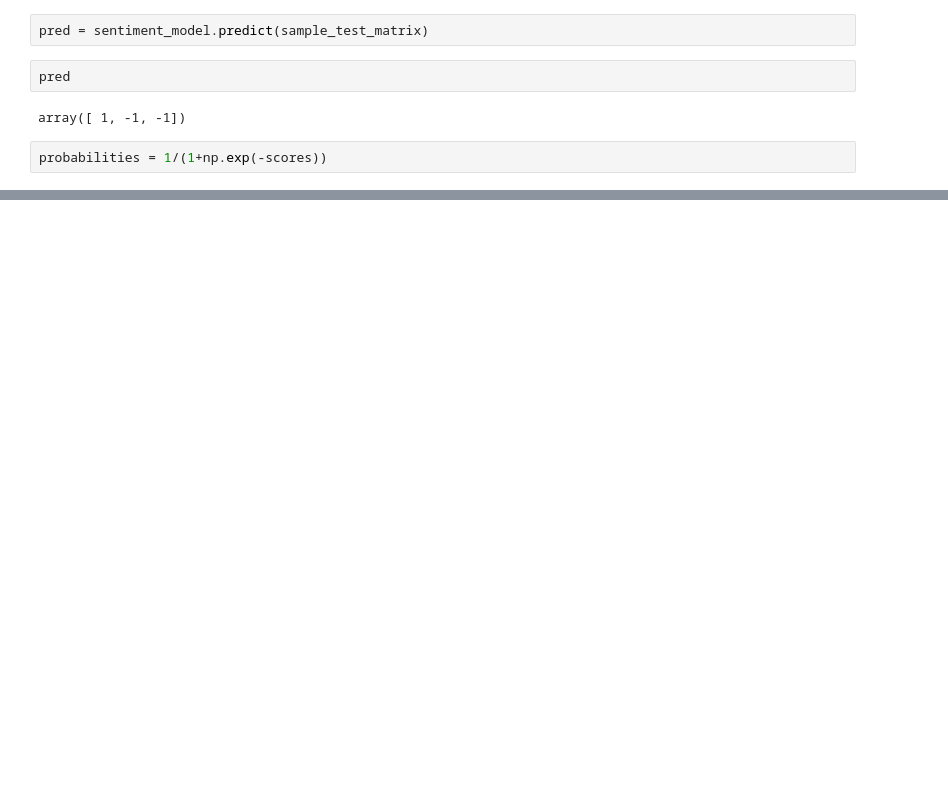
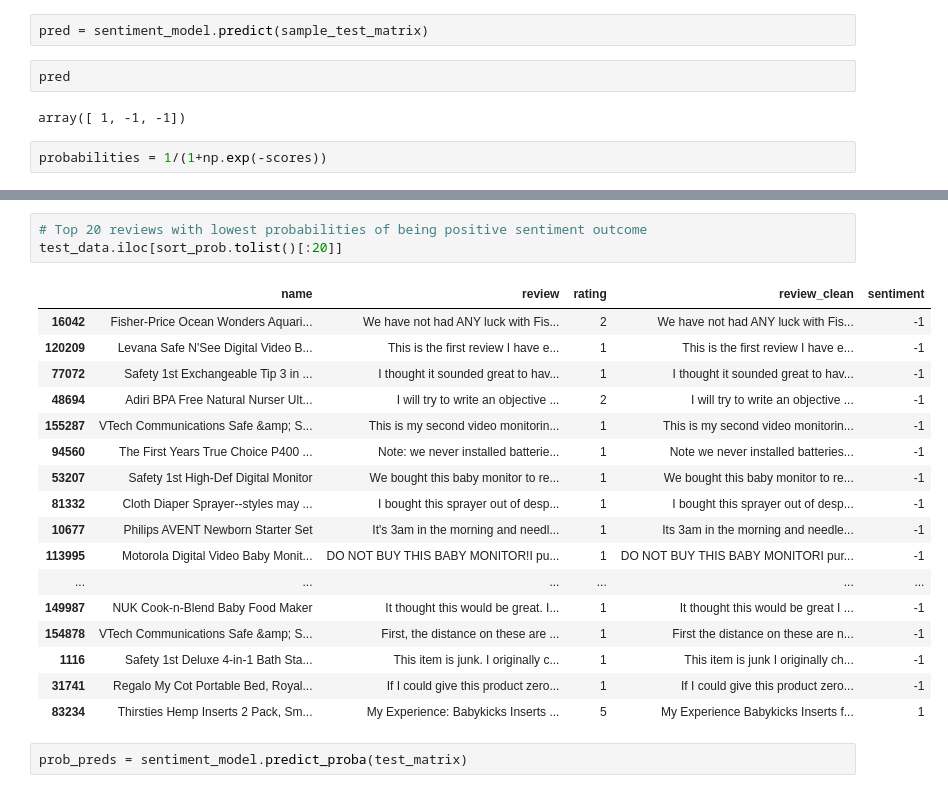
Before and after one commit to ah3200/Classification, a Jupyter notebook: week1/linear-classifier.ipynb, the cells around one changed output, grey strips where cells are left out. Saved outputs shown, nothing was run; the diff lists cells and outputs as text; blank space fills up the shorter version.

```diff
--- a/week1/linear-classifier.ipynb
+++ b/week1/linear-classifier.ipynb
@@ -135,0 +222,23 @@ $0.000030
+# %%
+# Top 20 reviews with lowest probabilities of being positive sentiment outcome
+test_data.iloc[sort_prob.tolist()[:20]]
+# %% [output]
+|  | name | review | rating | review_clean | sentiment |
+| 16042 | Fisher-Price Ocean Wonders Aquari... | We have not had ANY luck with Fis... | 2 | We have not had ANY luck with Fis... | -1 |
+| 120209 | Levana Safe N'See Digital Video B... | This is the first review I have e... | 1 | This is the first review I have e... | -1 |
+| 77072 | Safety 1st Exchangeable Tip 3 in ... | I thought it sounded great to hav... | 1 | I thought it sounded great to hav... | -1 |
+| 48694 | Adiri BPA Free Natural Nurser Ult... | I will try to write an objective ... | 2 | I will try to write an objective ... | -1 |
+| 155287 | VTech Communications Safe &amp; S... | This is my second video monitorin... | 1 | This is my second video monitorin... | -1 |
+| 94560 | The First Years True Choice P400 ... | Note: we never installed batterie... | 1 | Note we never installed batteries... | -1 |
+| 53207 | Safety 1st High-Def Digital Monitor | We bought this baby monitor to re... | 1 | We bought this baby monitor to re... | -1 |
+| 81332 | Cloth Diaper Sprayer--styles may ... | I bought this sprayer out of desp... | 1 | I bought this sprayer out of desp... | -1 |
+| 10677 | Philips AVENT Newborn Starter Set | It's 3am in the morning and needl... | 1 | Its 3am in the morning and needle... | -1 |
+| 113995 | Motorola Digital Video Baby Monit... | DO NOT BUY THIS BABY MONITOR!I pu... | 1 | DO NOT BUY THIS BABY MONITORI pur... | -1 |
+| ... | ... | ... | ... | ... | ... |
+| 149987 | NUK Cook-n-Blend Baby Food Maker | It thought this would be great. I... | 1 | It thought this would be great I ... | -1 |
+| 154878 | VTech Communications Safe &amp; S... | First, the distance on these are ... | 1 | First the distance on these are n... | -1 |
+| 1116 | Safety 1st Deluxe 4-in-1 Bath Sta... | This item is junk. I originally c... | 1 | This item is junk I originally ch... | -1 |
+| 31741 | Regalo My Cot Portable Bed, Royal... | If I could give this product zero... | 1 | If I could give this product zero... | -1 |
+| 83234 | Thirsties Hemp Inserts 2 Pack, Sm... | My Experience: Babykicks Inserts ... | 5 | My Experience Babykicks Inserts f... | 1 |
+# %%
+prob_preds = sentiment_model.predict_proba(test_matrix)
```
Also changed, not shown: parts of 28 cells of this notebook.
